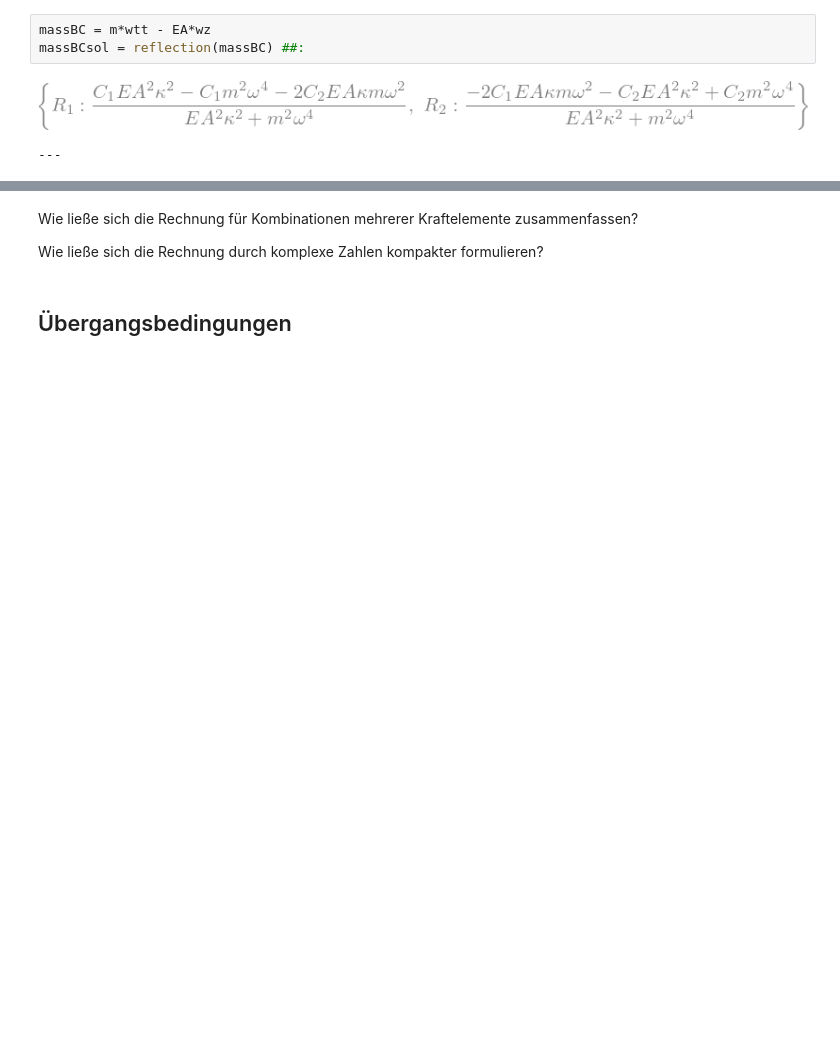
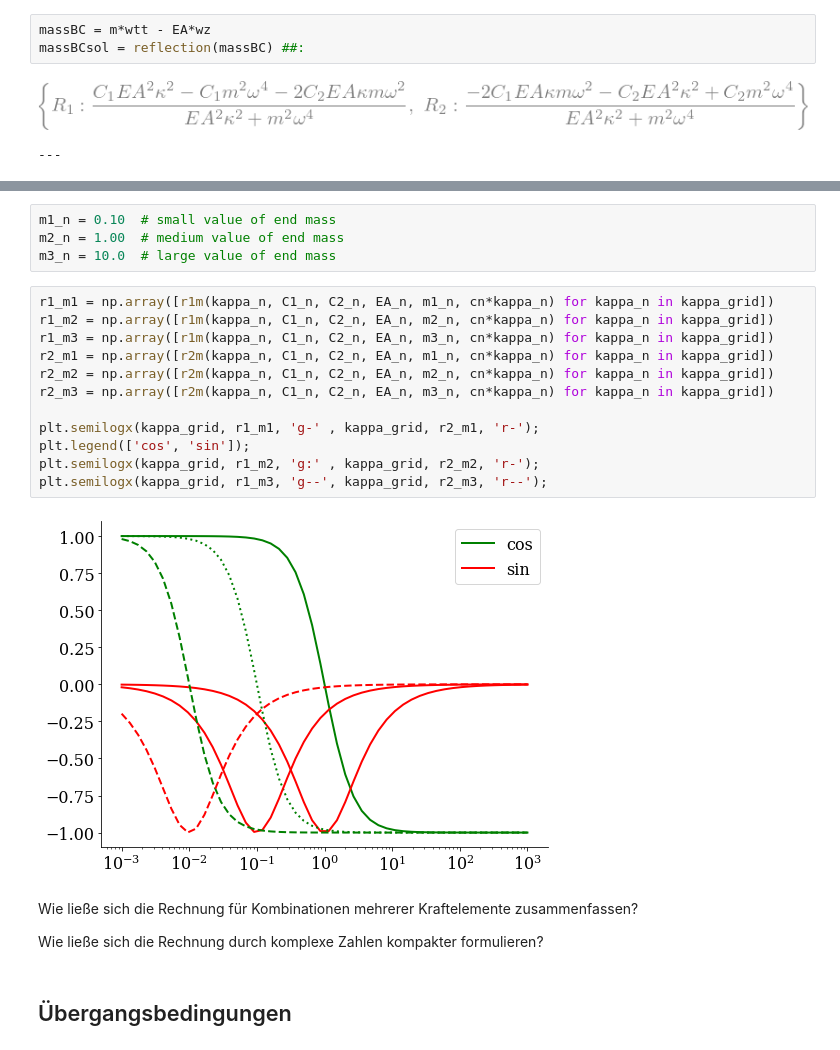
Before and after one commit to nagelt/soil_dynamics, a Jupyter notebook: wave1d_discrete_elements.ipynb, the cells around one changed output, grey strips where cells are left out. Drawn from its saved outputs; the diff is of its cells as text; blank space fills up the shorter version.

```diff
--- a/wave1d_discrete_elements.ipynb
+++ b/wave1d_discrete_elements.ipynb
@@ -85,3 +139,21 @@ massBCsol = reflection(massBC) ##:
+# %%
+m1_n = 0.10  # small value of end mass
+m2_n = 1.00  # medium value of end mass
+m3_n = 10.0  # large value of end mass
+# %%
+r1_m1 = np.array([r1m(kappa_n, C1_n, C2_n, EA_n, m1_n, cn*kappa_n) for kappa_n in kappa_grid])
+r1_m2 = np.array([r1m(kappa_n, C1_n, C2_n, EA_n, m2_n, cn*kappa_n) for kappa_n in kappa_grid])
+r1_m3 = np.array([r1m(kappa_n, C1_n, C2_n, EA_n, m3_n, cn*kappa_n) for kappa_n in kappa_grid])
+r2_m1 = np.array([r2m(kappa_n, C1_n, C2_n, EA_n, m1_n, cn*kappa_n) for kappa_n in kappa_grid])
+r2_m2 = np.array([r2m(kappa_n, C1_n, C2_n, EA_n, m2_n, cn*kappa_n) for kappa_n in kappa_grid])
+r2_m3 = np.array([r2m(kappa_n, C1_n, C2_n, EA_n, m3_n, cn*kappa_n) for kappa_n in kappa_grid])
+
+plt.semilogx(kappa_grid, r1_m1, 'g-' , kappa_grid, r2_m1, 'r-');
+plt.legend(['cos', 'sin']);
+plt.semilogx(kappa_grid, r1_m2, 'g:' , kappa_grid, r2_m2, 'r-');
+plt.semilogx(kappa_grid, r1_m3, 'g--', kappa_grid, r2_m3, 'r--');
+# %% [output]
+[figure, added]
 # %% [markdown]
 Wie ließe sich die Rechnung für Kombinationen mehrerer Kraftelemente zusammenfassen?
 
```
Also changed, not shown: parts of 20 cells of this notebook, 3 other files.
